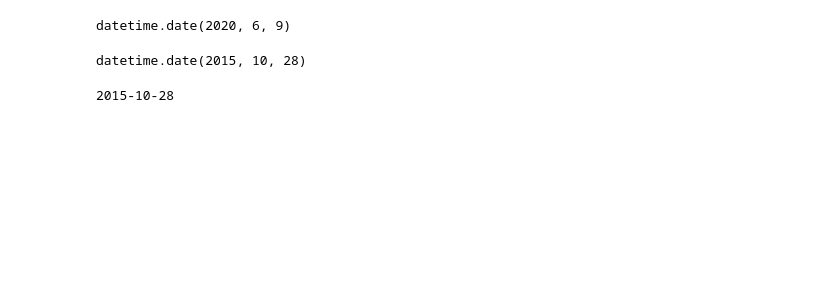
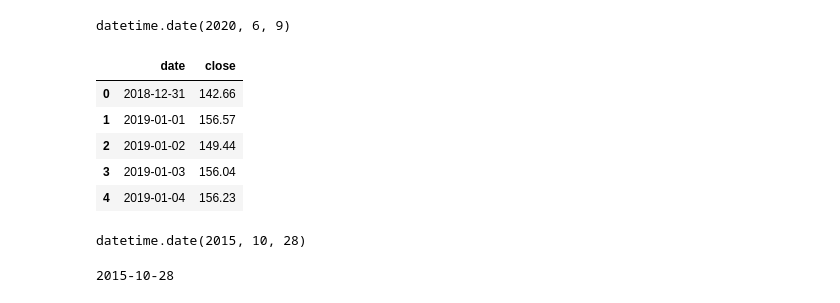
Before and after one commit to CPrince20/ETL-Project, a Jupyter notebook: Test2.ipynb, the cells around one changed output. Drawn from its saved outputs; the diff is of its cells as text; code cells hidden in the pictures; blank space fills up the shorter version.

```diff
--- a/Test2.ipynb
+++ b/Test2.ipynb
@@ -150,0 +182,16 @@ SyntaxError: Missing parentheses in call to 'print'. Did you mean print(dd)? (<i
+# %%
+for ind in Eth_transformed2['date'].index:
+    n = Eth_transformed2['date'][ind]
+    tmp = str(n)
+
+
+    dt = datetime.datetime.strptime(tmp,'%Y-%m-%d %H:%M:%S')
+
+    dt.date()
+
+    dd = dt.date()
+
+    Eth_transformed2['date'][ind] = dd
+
+    print(dd)
+    print("-")
@@ -152,6 +221,15 @@ SyntaxError: Missing parentheses in call to 'print'. Did you mean print(dd)? (<i
 datetime.datetime.now().date()
 # %% [output]
 datetime.date(2020, 6, 9)
+# %%
+Eth_transformed2.head()
+# %% [output]
+|  | date | close |
+| 0 | 2018-12-31 | 142.66 |
+| 1 | 2019-01-01 | 156.57 |
+| 2 | 2019-01-02 | 149.44 |
+| 3 | 2019-01-03 | 156.04 |
+| 4 | 2019-01-04 | 156.23 |
 # %%
 tmp = '2015-10-28 16:09:59'
 # %%
```
Also changed, not shown: parts of 7 cells of this notebook.
